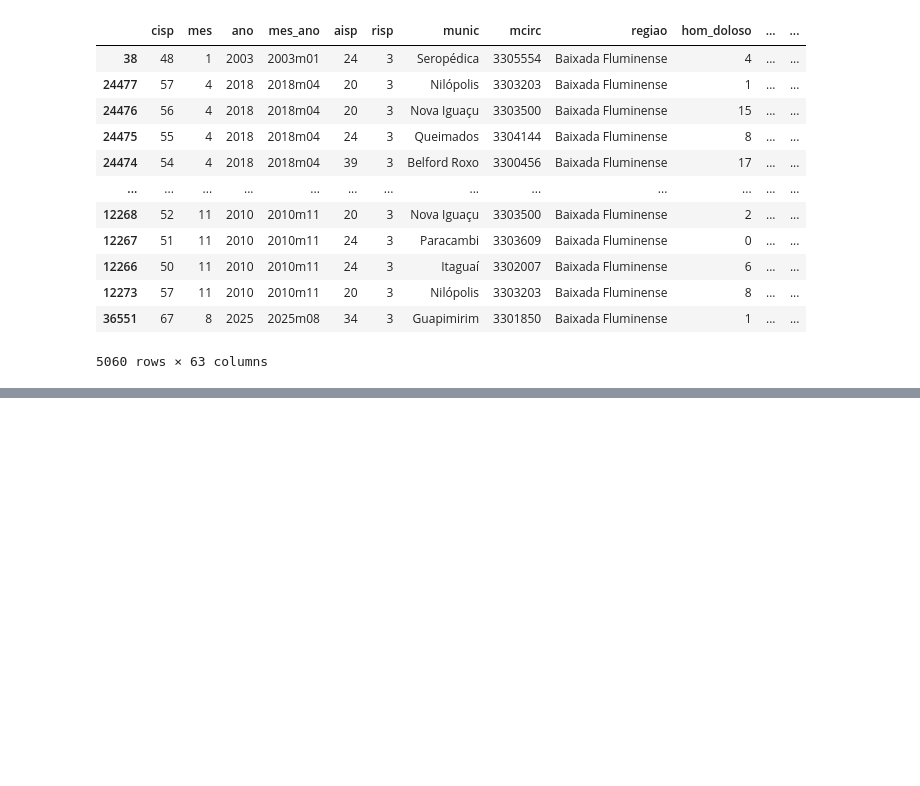
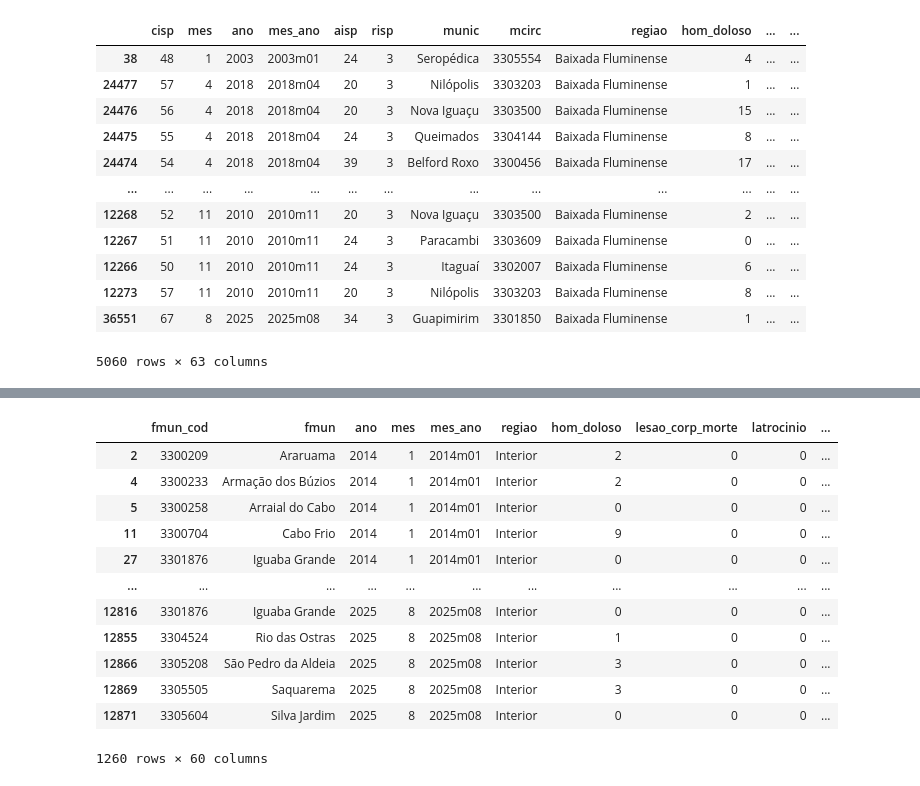
Before and after one commit to Fani-Oliveira/Repo_Senac, a Jupyter notebook: Projeto de Revisao.ipynb, the cells around one changed output, grey strips where cells are left out. Cells and saved outputs as stored; diff of their text form; code cells hidden in the pictures; blank space fills up the shorter version.

```diff
--- a/Projeto de Revisao.ipynb
+++ b/Projeto de Revisao.ipynb
@@ -71,0 +207,19 @@ aaapai_outliers.sort_values(by="aaapai")
+# %%
+regiao_lagos = ['Rio das Ostras', 'Armação dos Búzios', 'Arraial do Cabo', 'Cabo Frio', 'Iguaba Grande', 'São Pedro da Aldeia', 'Casemiro de Abreu',
+'Silva Jardim', 'Araruama', 'Saquarema']
+crimes_violentos = crimes.loc[(crimes['fmun'].isin(regiao_lagos))]
+crimes_violentos
+# %% [output]
+|  | fmun_cod | fmun | ano | mes | mes_ano | regiao | hom_doloso | lesao_corp_morte | latrocinio | ... |
+| 2 | 3300209 | Araruama | 2014 | 1 | 2014m01 | Interior | 2 | 0 | 0 | ... |
+| 4 | 3300233 | Armação dos Búzios | 2014 | 1 | 2014m01 | Interior | 2 | 0 | 0 | ... |
+| 5 | 3300258 | Arraial do Cabo | 2014 | 1 | 2014m01 | Interior | 0 | 0 | 0 | ... |
+| 11 | 3300704 | Cabo Frio | 2014 | 1 | 2014m01 | Interior | 9 | 0 | 0 | ... |
+| 27 | 3301876 | Iguaba Grande | 2014 | 1 | 2014m01 | Interior | 0 | 0 | 0 | ... |
+| ... | ... | ... | ... | ... | ... | ... | ... | ... | ... | ... |
+| 12816 | 3301876 | Iguaba Grande | 2025 | 8 | 2025m08 | Interior | 0 | 0 | 0 | ... |
+| 12855 | 3304524 | Rio das Ostras | 2025 | 8 | 2025m08 | Interior | 1 | 0 | 0 | ... |
+| 12866 | 3305208 | São Pedro da Aldeia | 2025 | 8 | 2025m08 | Interior | 3 | 0 | 0 | ... |
+| 12869 | 3305505 | Saquarema | 2025 | 8 | 2025m08 | Interior | 3 | 0 | 0 | ... |
+| 12871 | 3305604 | Silva Jardim | 2025 | 8 | 2025m08 | Interior | 0 | 0 | 0 | ... |
+1260 rows × 60 columns
```
Also changed, not shown: parts of 21 cells of this notebook.
